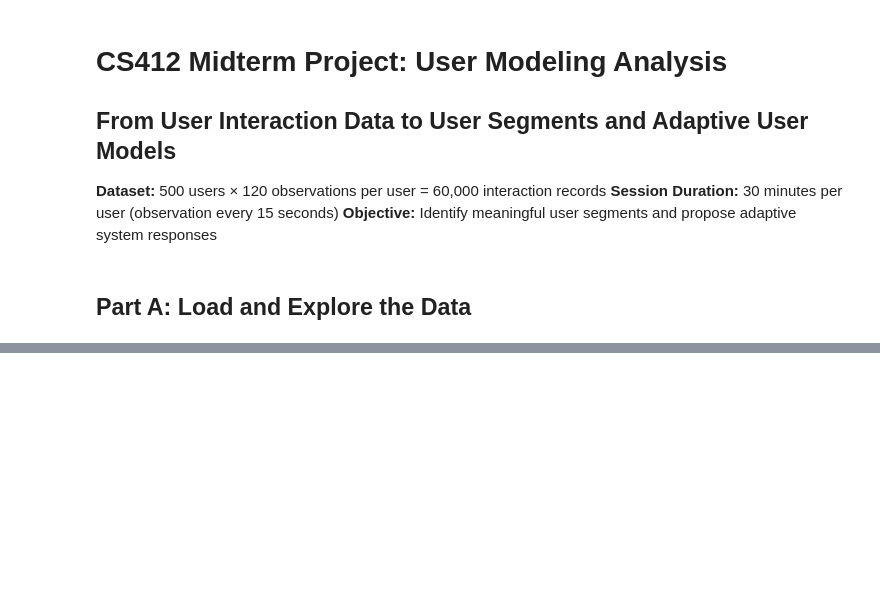
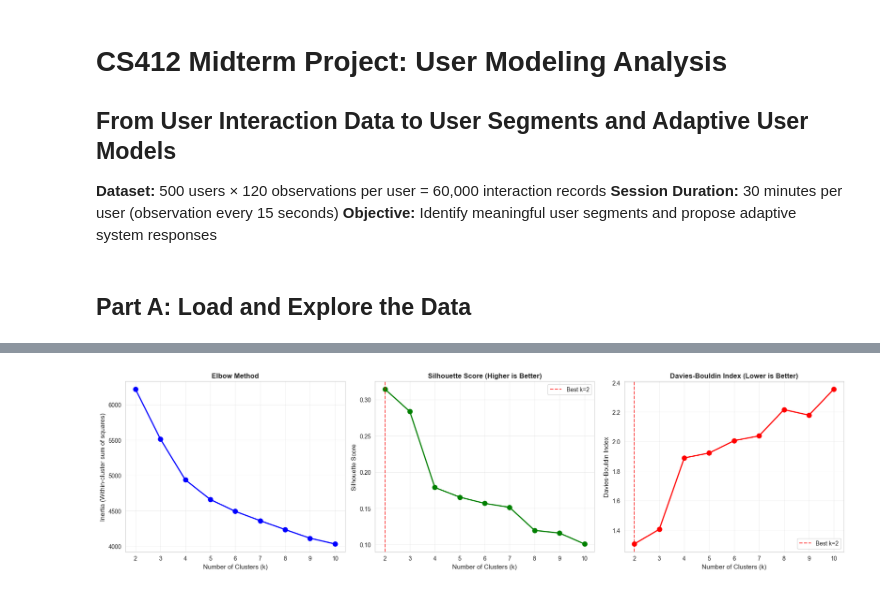
Before and after one commit to qu3mm/user_modeling, a Jupyter notebook: CS412_Analysis.ipynb, the cells around one changed output, grey strips where cells are left out. Drawn from its saved outputs; the diff is of its cells as text; code cells hidden in the pictures; blank space fills up the shorter version.

```diff
--- a/CS412_Analysis.ipynb
+++ b/CS412_Analysis.ipynb
@@ -120,0 +652,79 @@ if len(answering_rows) > 0:
+# %%
+
+from sklearn.cluster import KMeans
+from sklearn.metrics import silhouette_score, davies_bouldin_score
+import matplotlib.pyplot as plt
+
+print("\n" + "=" * 70)
+print("PART C: USER SEGMENTATION THROUGH CLUSTERING")
+print("=" * 70)
+
+print("\nDetermining optimal number of clusters using:")
+print("  1. Elbow Method (inertia)")
+print("  2. Silhouette Score")
+print("  3. Davies-Bouldin Index")
+
+# Test k values from 2 to 10
+k_values = range(2, 11)
+inertias = []
+silhouette_scores = []
+davies_bouldin_scores = []
+
+print("\nTesting k values...")
+for k in k_values:
+    kmeans = KMeans(n_clusters=k, random_state=42, n_init=10)
+    labels = kmeans.fit_predict(clustering_data_scaled)
+
+    inertias.append(kmeans.inertia_)
+    silhouette_scores.append(silhouette_score(clustering_data_scaled, labels))
+    davies_bouldin_scores.append(davies_bouldin_score(clustering_data_scaled, labels))
+
+    print(f"  k={k}: Inertia={kmeans.inertia_:.2f}, Silhouette={silhouette_scores[-1]:.3f}, DB Index={davies_bouldin_scores[-1]:.3f}")
+
+# Visualize clustering evaluation metrics
+fig, axes = plt.subplots(1, 3, figsize=(18, 5))
+
+# Elbow Method
+axes[0].plot(k_values, inertias, 'bo-', linewidth=2, markersize=8)
+axes[0].set_xlabel('Number of Clusters (k)', fontsize=11)
+axes[0].set_ylabel('Inertia (Within-cluster sum of squares)', fontsize=11)
+axes[0].set_title('Elbow Method', fontsize=12, fontweight='bold')
+axes[0].grid(True, alpha=0.3)
+axes[0].set_xticks(k_values)
+
+# Silhouette Score (higher is better)
+axes[1].plot(k_values, silhouette_scores, 'go-', linewidth=2, markersize=8)
+axes[1].set_xlabel('Number of Clusters (k)', fontsize=11)
+axes[1].set_ylabel('Silhouette Score', fontsize=11)
+axes[1].set_title('Silhouette Score (Higher is Better)', fontsize=12, fontweight='bold')
+axes[1].grid(True, alpha=0.3)
+axes[1].set_xticks(k_values)
+best_k_silhouette = k_values[np.argmax(silhouette_scores)]
+axes[1].axvline(x=best_k_silhouette, color='red', linestyle='--', alpha=0.7, label=f'Best k={best_k_silhouette}')
+axes[1].legend()
+
+# Davies-Bouldin Index (lower is better)
+axes[2].plot(k_values, davies_bouldin_scores, 'ro-', linewidth=2, markersize=8)
+axes[2].set_xlabel('Number of Clusters (k)', fontsize=11)
+axes[2].set_ylabel('Davies-Bouldin Index', fontsize=11)
+axes[2].set_title('Davies-Bouldin Index (Lower is Better)', fontsize=12, fontweight='bold')
+axes[2].grid(True, alpha=0.3)
+axes[2].set_xticks(k_values)
+best_k_db = k_values[np.argmin(davies_bouldin_scores)]
+axes[2].axvline(x=best_k_db, color='red', linestyle='--', alpha=0.7, label=f'Best k={best_k_db}')
+axes[2].legend()
+
+plt.tight_layout()
+plt.show()
+
+print("\n" + "=" * 70)
+print("CLUSTERING EVALUATION SUMMARY")
+print("=" * 70)
+print(f"\nElbow Method: Suggests elbow around k=3-4")
+print(f"Silhouette Score: Best at k={best_k_silhouette} (score={silhouette_scores[best_k_silhouette-2]:.3f})")
+print(f"Davies-Bouldin Index: Best at k={best_k_db} (score={davies_bouldin_scores[best_k_db-2]:.3f})")
+
+print(f"\n→ Recommendation: k=4 clusters")
+print(f"  Reasoning: Good balance between cluster separation (silhouette)")
+print(f"            and cluster compactness (Davies-Bouldin)")
+# %% [output]
@@ -120,0 +750 @@ if len(answering_rows) > 0:
+[figure, added]
```
Also changed, not shown: parts of 24 cells of this notebook.
